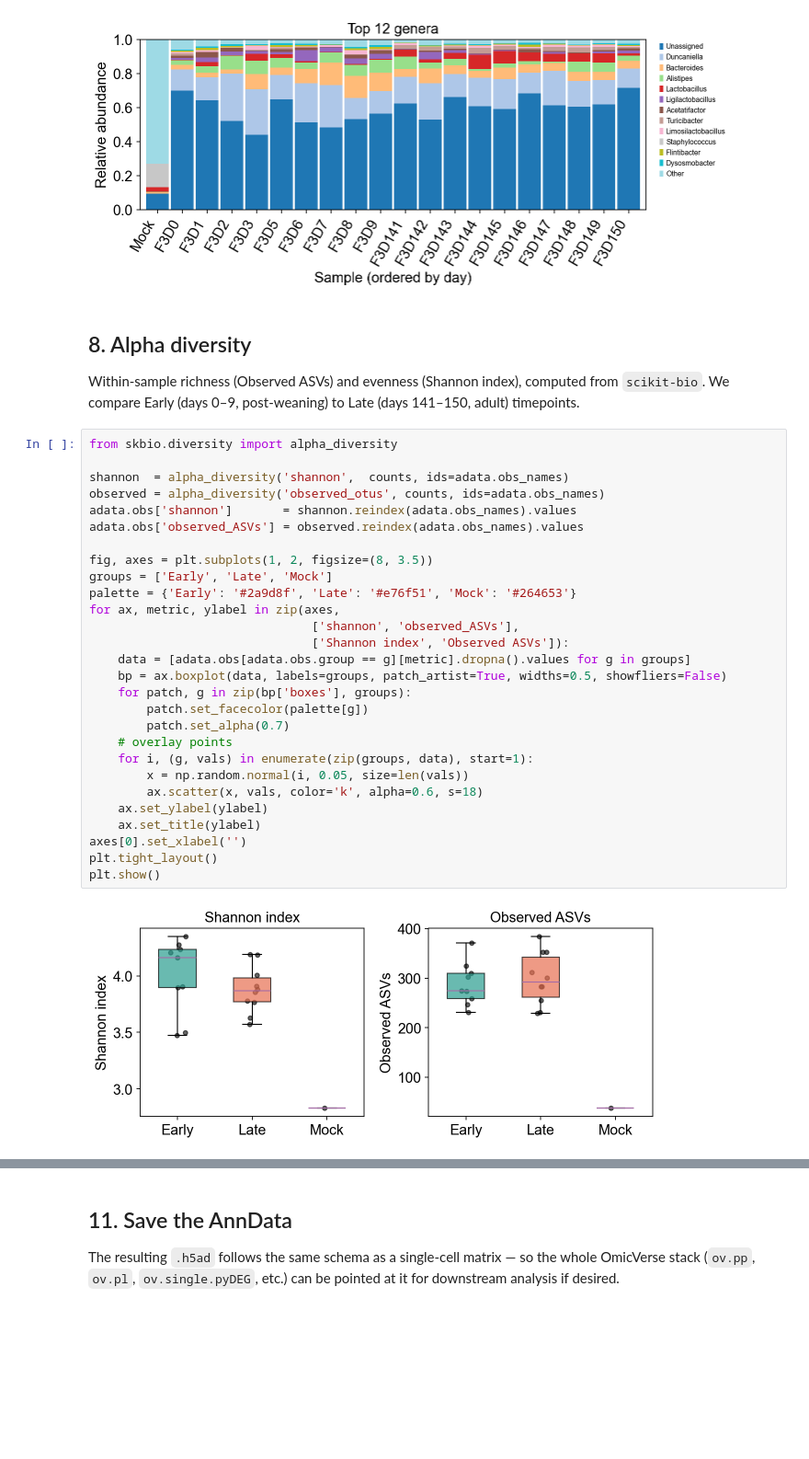
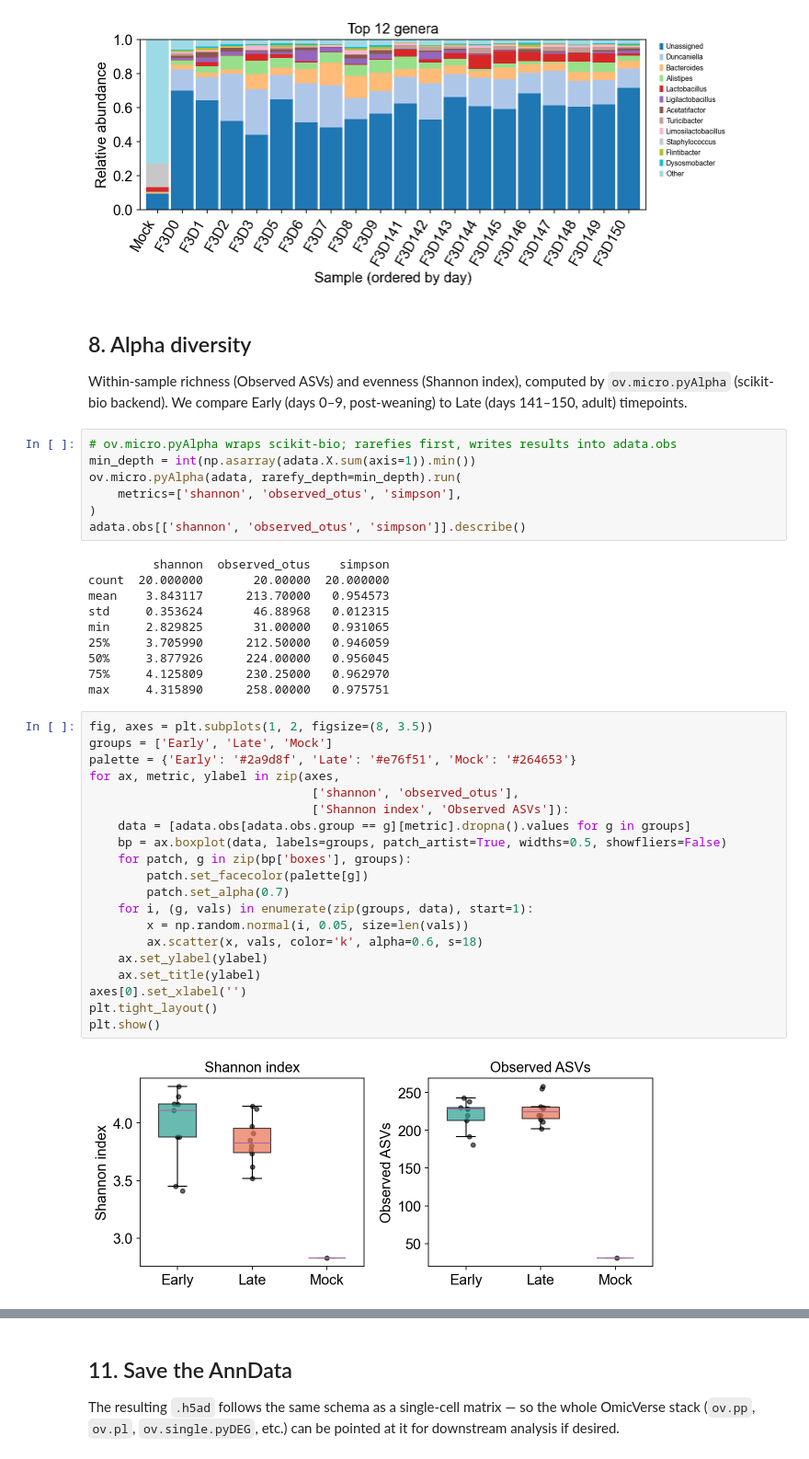
Before and after one commit to DBinary/omicverse-tutorials, a Jupyter notebook: docs/Tutorials-microbiome/t_16s_amplicon.ipynb, the cells around one changed output, grey strips where cells are left out. Shown at 92% size. Saved outputs shown, nothing was run; the diff lists cells and outputs as text; blank space fills up the shorter version.

```diff
--- a/docs/Tutorials-microbiome/t_16s_amplicon.ipynb
+++ b/docs/Tutorials-microbiome/t_16s_amplicon.ipynb
@@ -443,38 +443,47 @@ plt.show()
 ## 8. Alpha diversity
 
 Within-sample richness (Observed ASVs) and evenness (Shannon index), computed
-from `scikit-bio`. We compare Early (days 0–9, post-weaning) to Late
-(days 141–150, adult) timepoints.
+by `ov.micro.pyAlpha` (scikit-bio backend). We compare Early (days 0–9,
+post-weaning) to Late (days 141–150, adult) timepoints.
+# %%
+# ov.micro.pyAlpha wraps scikit-bio; rarefies first, writes results into adata.obs
+min_depth = int(np.asarray(adata.X.sum(axis=1)).min())
+ov.micro.pyAlpha(adata, rarefy_depth=min_depth).run(
+    metrics=['shannon', 'observed_otus', 'simpson'],
+)
+adata.obs[['shannon', 'observed_otus', 'simpson']].describe()
+# %% [output]
+         shannon  observed_otus    simpson
+count  20.000000       20.00000  20.000000
+mean    3.843117      213.70000   0.954573
+std     0.353624       46.88968   0.012315
+min     2.829825       31.00000   0.931065
+25%     3.705990      212.50000   0.946059
+50%     3.877926      224.00000   0.956045
+75%     4.125809      230.25000   0.962970
+max     4.315890      258.00000   0.975751
 # %%
-from skbio.diversity import alpha_diversity
-
-shannon  = alpha_diversity('shannon',  counts, ids=adata.obs_names)
-observed = alpha_diversity('observed_otus', counts, ids=adata.obs_names)
-adata.obs['shannon']       = shannon.reindex(adata.obs_names).values
-adata.obs['observed_ASVs'] = observed.reindex(adata.obs_names).values
-
 fig, axes = plt.subplots(1, 2, figsize=(8, 3.5))
 groups = ['Early', 'Late', 'Mock']
 palette = {'Early': '#2a9d8f', 'Late': '#e76f51', 'Mock': '#264653'}
 for ax, metric, ylabel in zip(axes,
-                               ['shannon', 'observed_ASVs'],
+                               ['shannon', 'observed_otus'],
                                ['Shannon index', 'Observed ASVs']):
     data = [adata.obs[adata.obs.group == g][metric].dropna().values for g in groups]
     bp = ax.boxplot(data, labels=groups, patch_artist=True, widths=0.5, showfliers=False)
     for patch, g in zip(bp['boxes'], groups):
         patch.set_facecolor(palette[g])
         patch.set_alpha(0.7)
-    # overlay points
     for i, (g, vals) in enumerate(zip(groups, data), start=1):
         x = np.random.normal(i, 0.05, size=len(vals))
         ax.scatter(x, vals, color='k', alpha=0.6, s=18)
     ax.set_ylabel(ylabel)
     ax.set_title(ylabel)
 axes[0].set_xlabel('')
 plt.tight_layout()
 plt.show()
 # %% [output]
-[figure, old version]
+[figure, new version]
 # %% [markdown]
 ## 9. Beta diversity — Bray–Curtis PCoA
 
```
Also changed, not shown: parts of 7 cells of this notebook.
